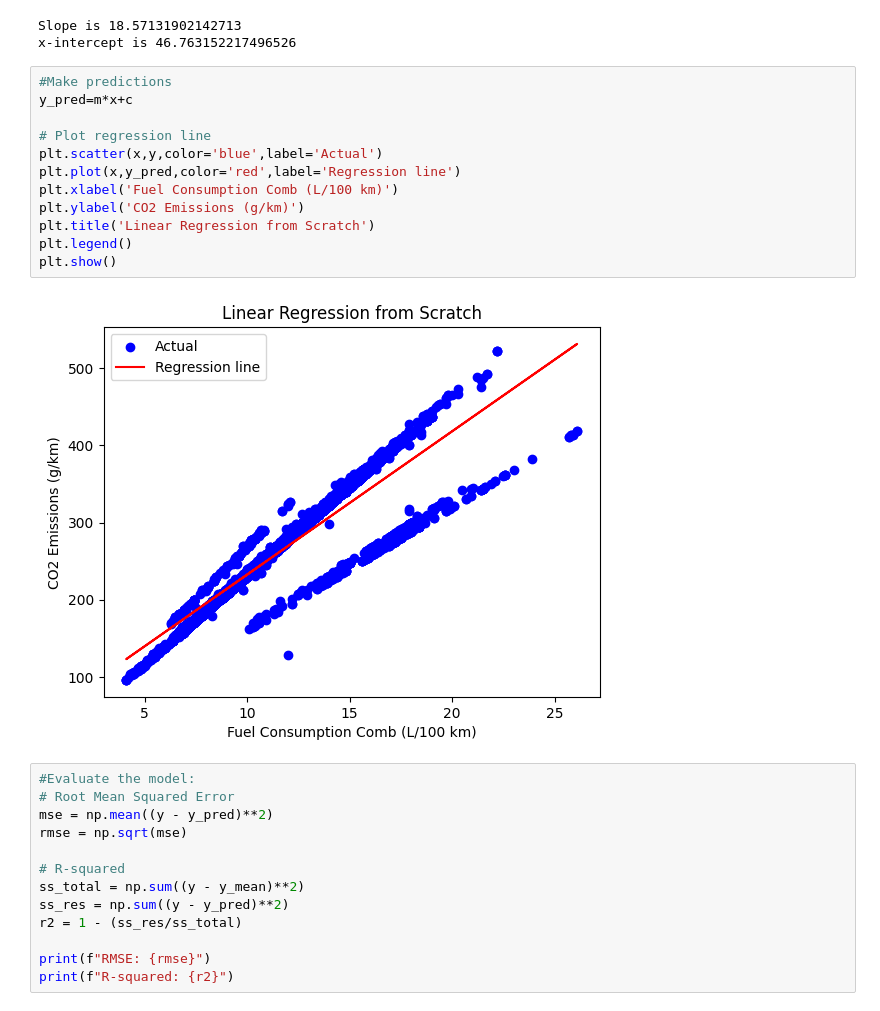
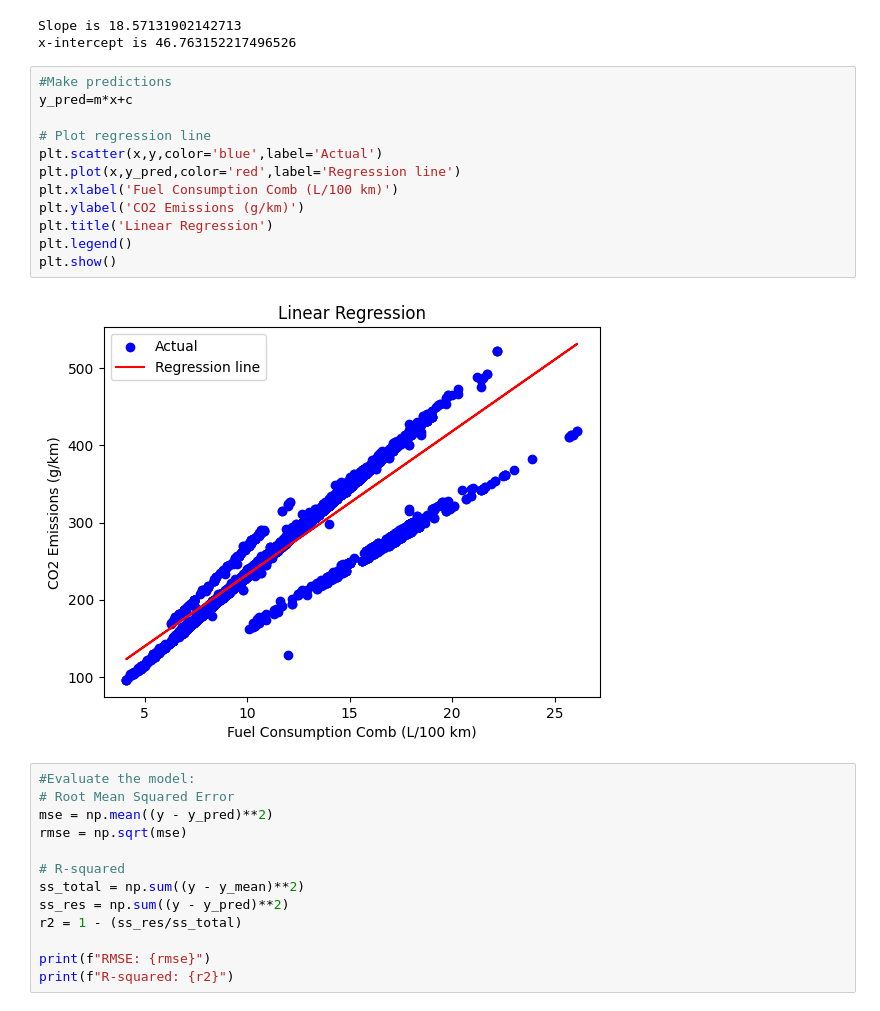
Before and after one commit to anamika22priya/RUGVED-AI-TASKPAHSE, a Jupyter notebook: TASK3/basic_regression.ipynb, the cells around one changed output. Cells and saved outputs as stored; diff of their text form.

```diff
--- a/TASK3/code.ipynb
+++ b/TASK3/basic_regression.ipynb
@@ -179,17 +179,17 @@ x-intercept is 46.763152217496526
 # %%
 #Make predictions
 y_pred=m*x+c
 
 # Plot regression line
 plt.scatter(x,y,color='blue',label='Actual')
 plt.plot(x,y_pred,color='red',label='Regression line')
 plt.xlabel('Fuel Consumption Comb (L/100 km)')
 plt.ylabel('CO2 Emissions (g/km)')
-plt.title('Linear Regression from Scratch')
+plt.title('Linear Regression')
 plt.legend()
 plt.show()
 # %% [output]
-[figure, old version]
+[figure, new version]
 # %%
 #Evaluate the model:
 # Root Mean Squared Error
```
Also changed, not shown: 2 other files.
